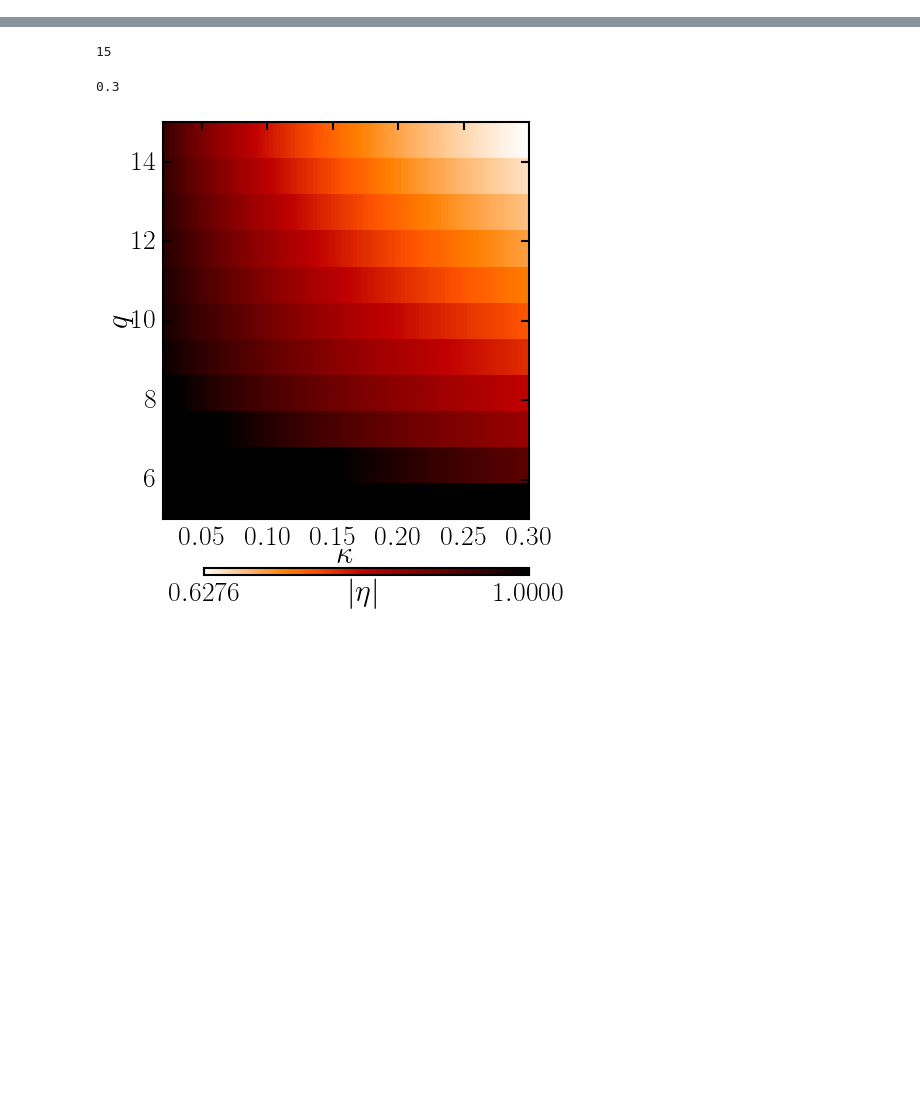
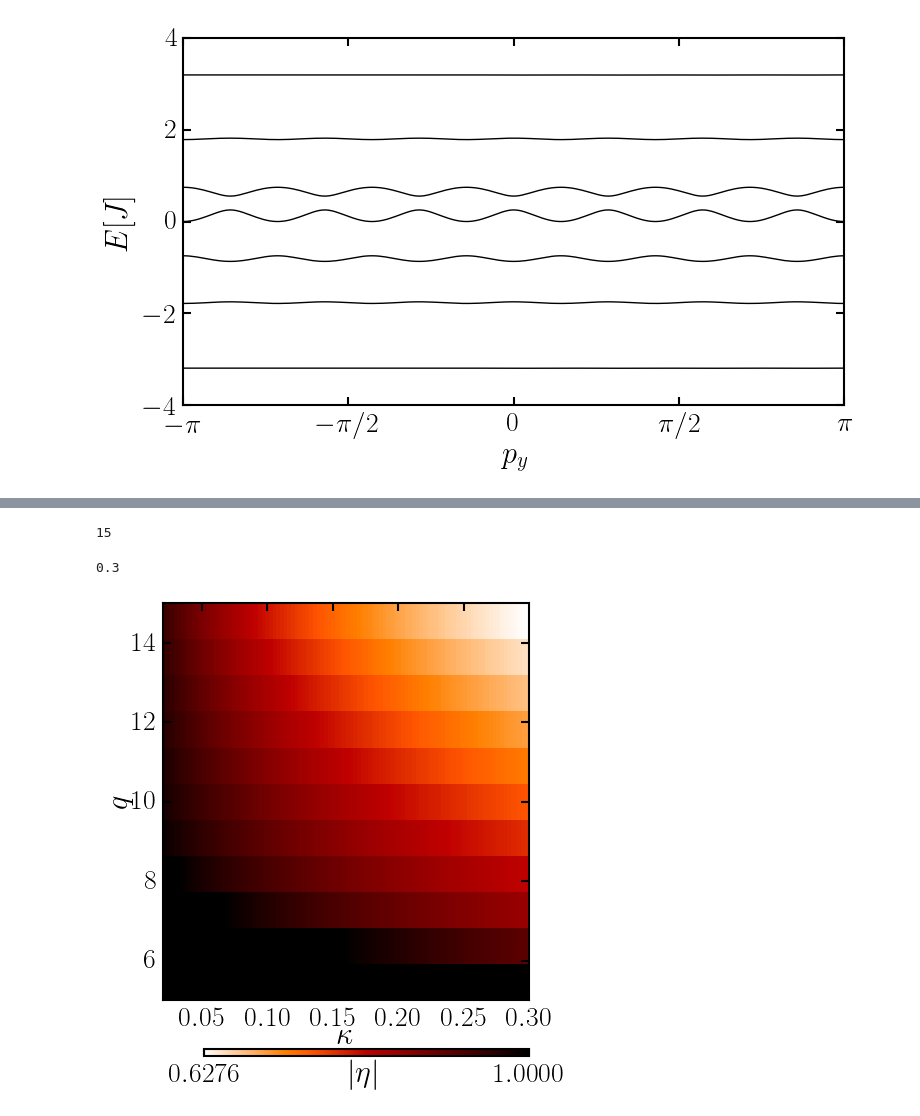
Before and after one commit to berceanu/topo-photon, a Jupyter notebook: anc/approximations.ipynb, the cells around one changed output, grey strips where cells are left out. Drawn from its saved outputs; the diff is of its cells as text; code cells hidden in the pictures; blank space fills up the shorter version.

```diff
--- a/anc/approximations.ipynb
+++ b/anc/approximations.ipynb
@@ -27,0 +60,21 @@ matplotlib["rcParams"][:update](["axes.labelsize" => 22,
+# %%
+ladder = Array(Float64, (200,q))
+HH.hhladder!(ladder)
+# %%
+f, ax = plt.subplots(figsize=(8, 5))
+
+for i in 1:q
+    ax[:plot](linspace(-π,π,size(ladder,1)), ladder[:,i], "k")
+end
+
+ax[:yaxis][:set_ticks]([-4,-2,0,2,4])
+ax[:xaxis][:set_ticks]([-π,-π/2,0,π/2,π])
+ax[:xaxis][:set_ticklabels]([L"$-\pi$",L"$-\pi/2$", L"$0$",L"$\pi/2$" ,L"$\pi$"])
+
+ax[:set_xlim](-π, π)
+
+ax[:set_ylabel](L"$E[J]$")
+ax[:set_xlabel](L"$p_y$")
+nothing
+# %% [output]
+[figure, added]
```
Also changed, not shown: parts of 14 cells of this notebook, 8 other files.
